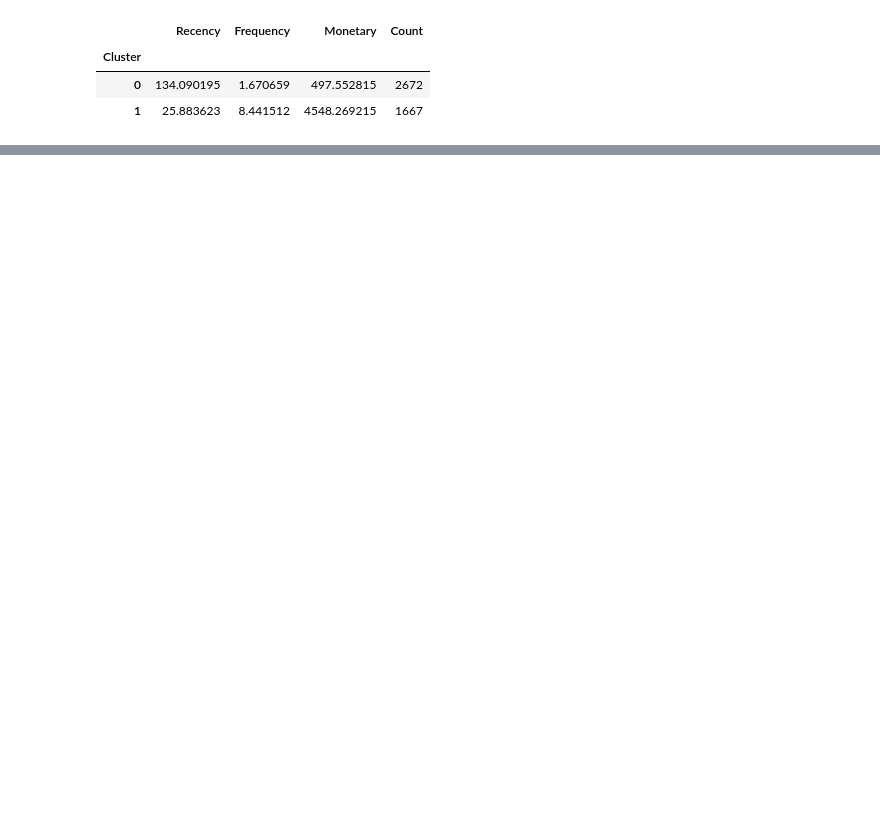
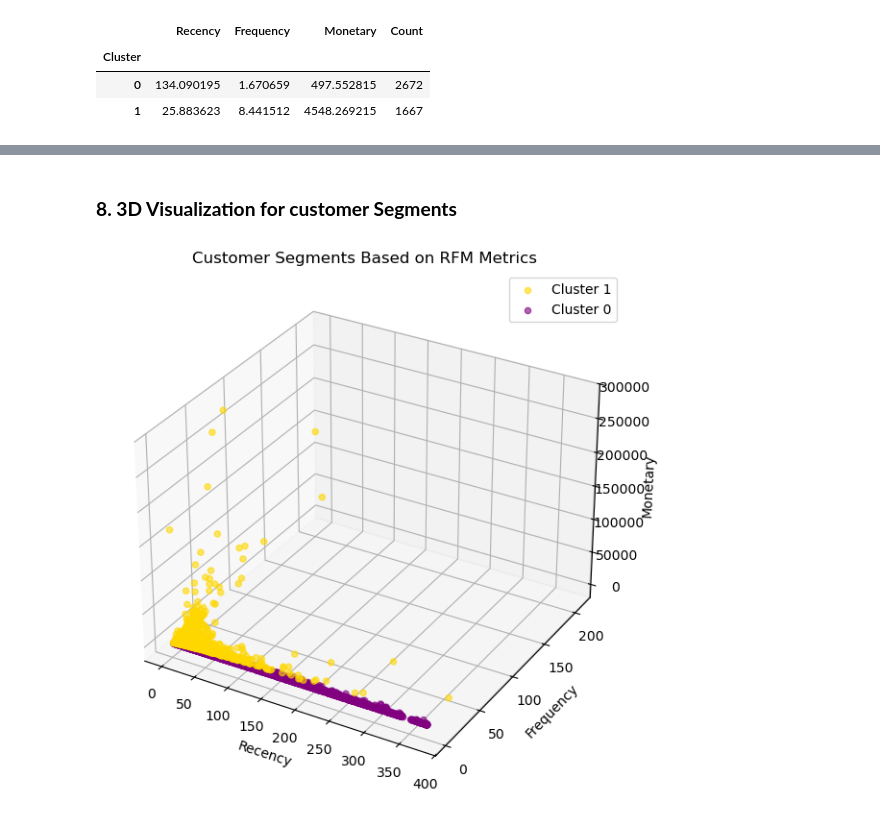
Before and after one commit to Pamela-Chebii/Consumer-Behavior-Analytics-Using-Transaction-Data, a Jupyter notebook: index.ipynb, the cells around one changed output, grey strips where cells are left out. Drawn from its saved outputs; the diff is of its cells as text; code cells hidden in the pictures; blank space fills up the shorter version.

```diff
--- a/index.ipynb
+++ b/index.ipynb
@@ -513,0 +543,28 @@ cluster_summary
+# %% [markdown]
+### **8. 3D Visualization for customer Segments**
+# %%
+fig = plt.figure(figsize=(10,7))
+ax = fig.add_subplot(111, projection='3d')
+
+colors = ['purple','gold']
+
+for cluster in rfm['Cluster'].unique():
+    data = rfm[rfm['Cluster'] == cluster]
+    ax.scatter(
+        data['Recency'],
+        data['Frequency'],
+        data['Monetary'],
+        c=colors[cluster],
+        label=f'Cluster {cluster}',
+        alpha=0.6
+    )
+
+ax.set_xlabel('Recency')
+ax.set_ylabel('Frequency')
+ax.set_zlabel('Monetary')
+
+plt.legend()
+plt.title('Customer Segments Based on RFM Metrics')
+plt.show()
+# %% [output]
+[figure, added]
```
Also changed, not shown: parts of 8 cells of this notebook.
